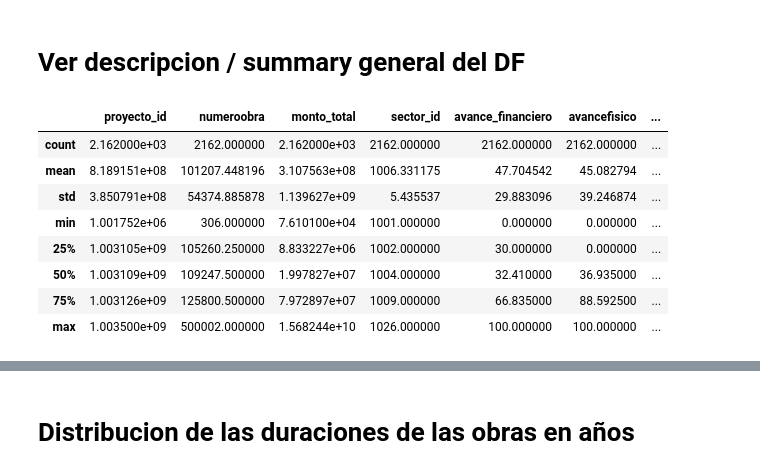
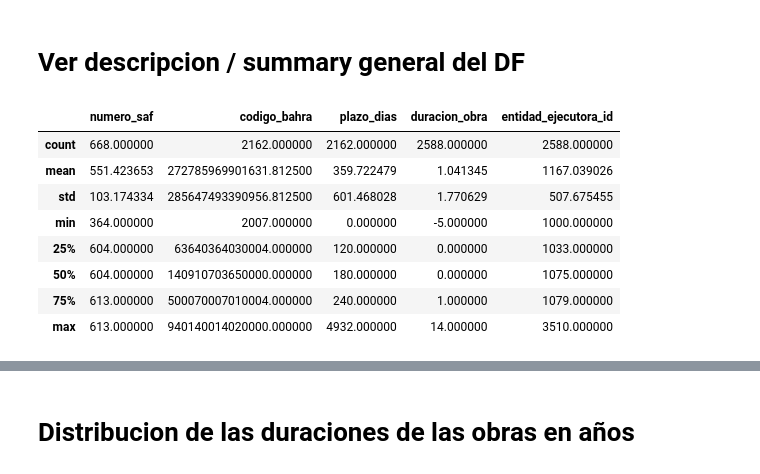
Before and after one commit to cap-diego/cdd-tp3, a Jupyter notebook: tp-final.ipynb, the cells around one changed output, grey strips where cells are left out. Cells and saved outputs as stored; diff of their text form; code cells hidden in the pictures.

```diff
--- a/tp-final.ipynb
+++ b/tp-final.ipynb
@@ -67,30 +23,16 @@ df.loc[ (df.sector_nombre=='OTROS') & (df.descripcion_fisica == "ADECUACIÓN DE
-# %%
-# Cambiar a sector_nombre a EQUIPAMIENTO URBANO el proyecto_id 1007351
-df.loc[ (df.proyecto_id==1007351), "sector_id"] = 1004
-df.loc[ (df.proyecto_id==1007351), 'sector_nombre'] = 'EQUIPAMIENTO URBANO'
-# %%
-# Cambiar a sector_nombre a AGUA Y CLOACA el proyecto_id 1007343
-df.loc[ (df.proyecto_id==1007343), "sector_id"] = 1001
-df.loc[ (df.proyecto_id==1007343), 'sector_nombre'] = 'AGUA Y CLOACA'
-# %%
-# Cambiar a sector_nombre a VIVIENDA / HABITAT los proyecto_id 1007370 y 1007371
-df.loc[ (df.proyecto_id==1007370) | (df.proyecto_id==1007371), "sector_id"] = 1012
-df.loc[ (df.proyecto_id==1007370) | (df.proyecto_id==1007371), 'sector_nombre'] = 'VIVIENDA / HÁBITAT'
-# %%
-# Cambiar a sector_nombre a EQUIPAMIENTO URBANO los proyecto_id 1003101854, 153025001 y 1003200728
-df.loc[ (df.proyecto_id==1003101854) | (df.proyecto_id==1003200728) | (df.proyecto_id==153025001), "sector_id"] = 1004
-df.loc[ (df.proyecto_id==1003101854) | (df.proyecto_id==1003200728) | (df.proyecto_id==153025001), 'sector_nombre'] = 'EQUIPAMIENTO URBANO'
 # %% [markdown]
 # Ver descripcion / summary general del DF
 # %%
-df.describe()
+_df = df[["numero_saf","codigo_bahra","plazo_dias","duracion_obra", "entidad_ejecutora_id"]].describe()
+ladf = _df.style.set_properties(**{'text-align': 'left'})
+ladf
 # %% [output]
-|  | proyecto_id | numeroobra | monto_total | sector_id | avance_financiero | avancefisico | ... |
-| count | 2.162000e+03 | 2162.000000 | 2.162000e+03 | 2162.000000 | 2162.000000 | 2162.000000 | ... |
-| mean | 8.189151e+08 | 101207.448196 | 3.107563e+08 | 1006.331175 | 47.704542 | 45.082794 | ... |
-| std | 3.850791e+08 | 54374.885878 | 1.139627e+09 | 5.435537 | 29.883096 | 39.246874 | ... |
-| min | 1.001752e+06 | 306.000000 | 7.610100e+04 | 1001.000000 | 0.000000 | 0.000000 | ... |
-| 25% | 1.003105e+09 | 105260.250000 | 8.833227e+06 | 1002.000000 | 30.000000 | 0.000000 | ... |
-| 50% | 1.003109e+09 | 109247.500000 | 1.997827e+07 | 1004.000000 | 32.410000 | 36.935000 | ... |
-| 75% | 1.003126e+09 | 125800.500000 | 7.972897e+07 | 1009.000000 | 66.835000 | 88.592500 | ... |
-| max | 1.003500e+09 | 500002.000000 | 1.568244e+10 | 1026.000000 | 100.000000 | 100.000000 | ... |
+|  | numero_saf | codigo_bahra | plazo_dias | duracion_obra | entidad_ejecutora_id |
+| count | 668.000000 | 2162.000000 | 2162.000000 | 2588.000000 | 2588.000000 |
+| mean | 551.423653 | 272785969901631.812500 | 359.722479 | 1.041345 | 1167.039026 |
+| std | 103.174334 | 285647493390956.812500 | 601.468028 | 1.770629 | 507.675455 |
+| min | 364.000000 | 2007.000000 | 0.000000 | -5.000000 | 1000.000000 |
+| 25% | 604.000000 | 63640364030004.000000 | 120.000000 | 0.000000 | 1033.000000 |
+| 50% | 604.000000 | 140910703650000.000000 | 180.000000 | 0.000000 | 1075.000000 |
+| 75% | 613.000000 | 500070007010004.000000 | 240.000000 | 1.000000 | 1079.000000 |
+| max | 613.000000 | 940140014020000.000000 | 4932.000000 | 14.000000 | 3510.000000 |
```
Also changed, not shown: parts of 21 cells of this notebook, 4 other files.
